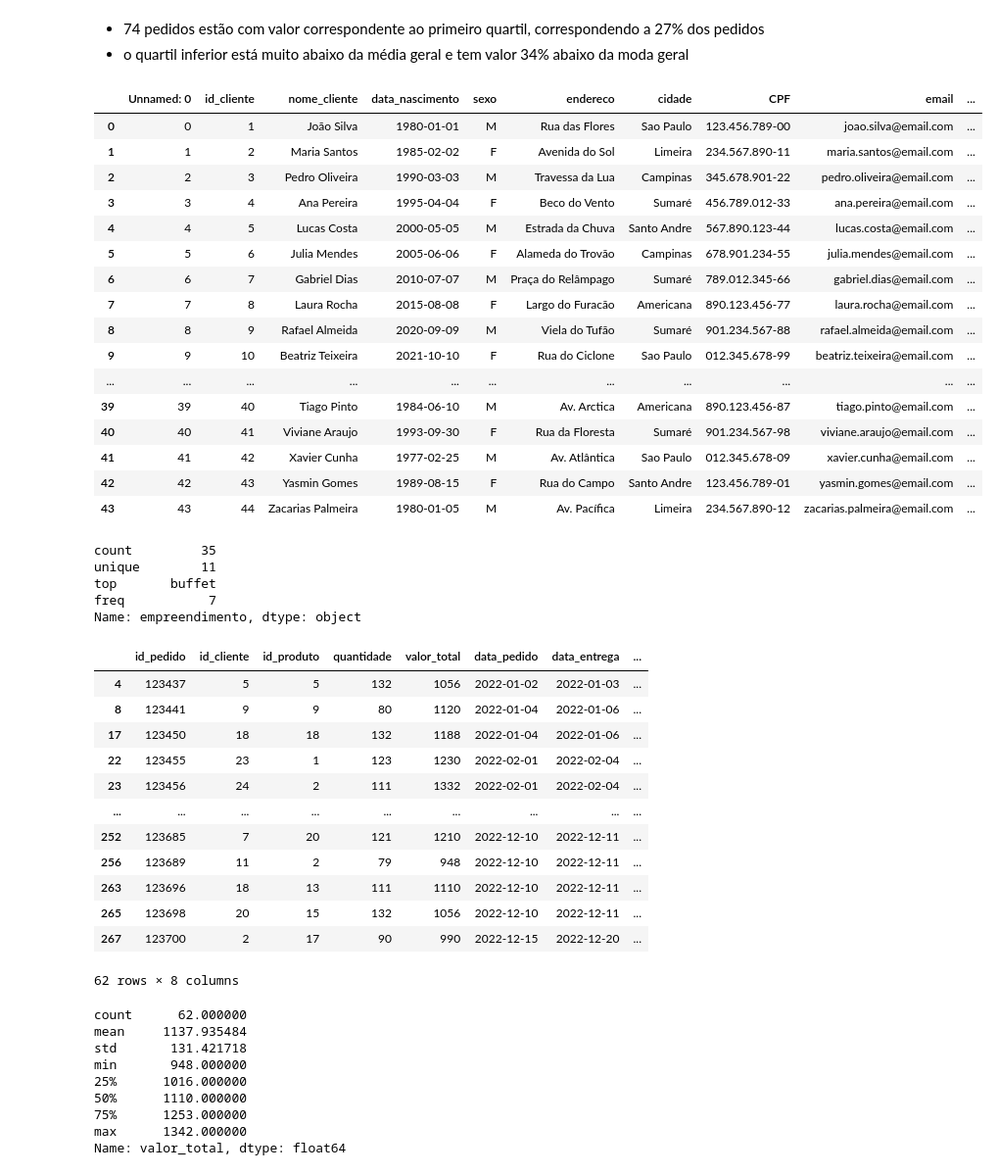
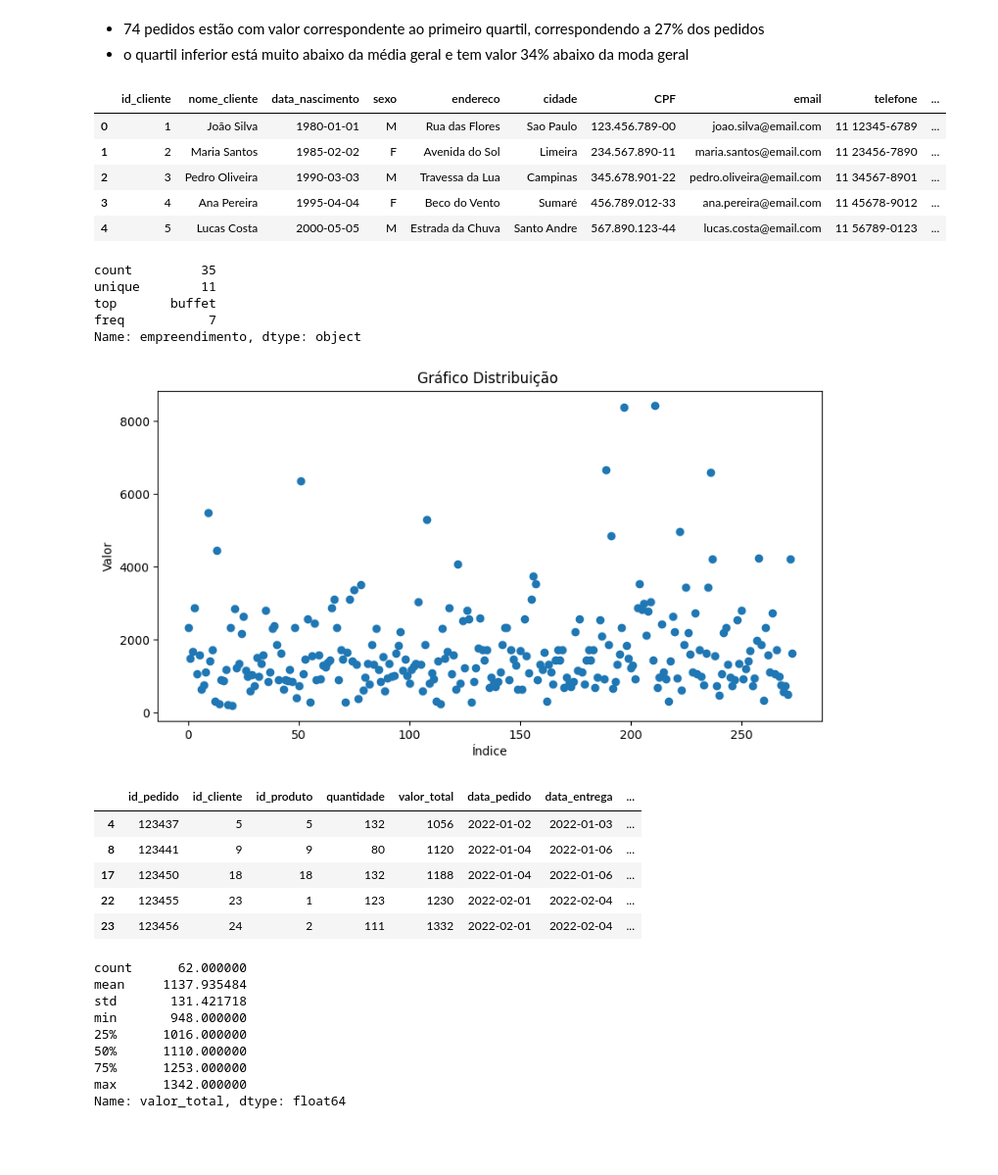
Before and after one commit to anibaltanganelli/Flora, a Jupyter notebook: flora_pratica.ipynb, the cells around one changed output. Shown at 98% size. Drawn from its saved outputs; the diff is of its cells as text; code cells hidden in the pictures; blank space fills up the shorter version.

```diff
--- a/flora_pratica.ipynb
+++ b/flora_pratica.ipynb
@@ -72,7 +72,7 @@ pedidos['forma_pagamento'] = forma_pagamento
 "pd.DataFrame(pedidos).to_csv('pedidos_pgt.csv', index=False')"
 # %%
 #TABELA PEDIDOS ATUALIZADA
-pedidos = pd.read_csv("/content/drive/MyDrive/Dados para estudo/pedidos_pgt.csv")
+pedidos = pd.read_csv("/content/drive/MyDrive/Dados para estudo/pedidos_pgt.csv", index_col = False)
 pedidos.head()
 # %% [output]
 |  | id_pedido | id_cliente | id_produto | quantidade | valor_total | data_pedido | data_entrega | ... |
@@ -177,7 +178,8 @@ produtos.head()
 # %%
 #SUBINDO TABELA CLIENTES
 
-clientes = pd.read_csv('/content/drive/MyDrive/Estudos_Dados_flora/Flora_clientes.csv')
+clientes = pd.read_csv('/content/drive/MyDrive/Estudos_Dados_flora/Flora_clientes.csv', index_col=False)
+clientes= clientes.loc[:, ~clientes.columns.str.contains('^Unnamed')]
 
 #ALTERANDO TIPO DE DADOS
 '''clientes['data_nascimento'] = pd.to_datetime(clientes['data_nascimento']) # alterando para data
@@ -304,26 +299,15 @@ Name: valor_total, dtype: float64
 # %%
 #IDENTIFICANDO
 mascara_inferior = clientes['id_cliente'].isin(quartil_inferior_VT['id_cliente'])
 clientes_quartil_inferior = clientes[mascara_inferior]
-clientes_quartil_inferior
+clientes_quartil_inferior.head()
 # %% [output]
-|  | Unnamed: 0 | id_cliente | nome_cliente | data_nascimento | sexo | endereco | cidade | CPF | email | ... |
-| 0 | 0 | 1 | João Silva | 1980-01-01 | M | Rua das Flores | Sao Paulo | 123.456.789-00 | joao.silva@email.com | ... |
-| 1 | 1 | 2 | Maria Santos | 1985-02-02 | F | Avenida do Sol | Limeira | 234.567.890-11 | maria.santos@email.com | ... |
-| 2 | 2 | 3 | Pedro Oliveira | 1990-03-03 | M | Travessa da Lua | Campinas | 345.678.901-22 | pedro.oliveira@email.com | ... |
-| 3 | 3 | 4 | Ana Pereira | 1995-04-04 | F | Beco do Vento | Sumaré | 456.789.012-33 | ana.pereira@email.com | ... |
-| 4 | 4 | 5 | Lucas Costa | 2000-05-05 | M | Estrada da Chuva | Santo Andre | 567.890.123-44 | lucas.costa@email.com | ... |
-| 5 | 5 | 6 | Julia Mendes | 2005-06-06 | F | Alameda do Trovão | Campinas | 678.901.234-55 | julia.mendes@email.com | ... |
-| 6 | 6 | 7 | Gabriel Dias | 2010-07-07 | M | Praça do Relâmpago | Sumaré | 789.012.345-66 | gabriel.dias@email.com | ... |
-| 7 | 7 | 8 | Laura Rocha | 2015-08-08 | F | Largo do Furacão | Americana | 890.123.456-77 | laura.rocha@email.com | ... |
-| 8 | 8 | 9 | Rafael Almeida | 2020-09-09 | M | Viela do Tufão | Sumaré | 901.234.567-88 | rafael.almeida@email.com | ... |
-| 9 | 9 | 10 | Beatriz Teixeira | 2021-10-10 | F | Rua do Ciclone | Sao Paulo | 012.345.678-99 | beatriz.teixeira@email.com | ... |
-| ... | ... | ... | ... | ... | ... | ... | ... | ... | ... | ... |
-| 39 | 39 | 40 | Tiago Pinto | 1984-06-10 | M | Av. Arctica | Americana | 890.123.456-87 | tiago.pinto@email.com | ... |
-| 40 | 40 | 41 | Viviane Araujo | 1993-09-30 | F | Rua da Floresta | Sumaré | 901.234.567-98 | viviane.araujo@email.com | ... |
-| 41 | 41 | 42 | Xavier Cunha | 1977-02-25 | M | Av. Atlântica | Sao Paulo | 012.345.678-09 | xavier.cunha@email.com | ... |
-| 42 | 42 | 43 | Yasmin Gomes | 1989-08-15 | F | Rua do Campo | Santo Andre | 123.456.789-01 | yasmin.gomes@email.com | ... |
-| 43 | 43 | 44 | Zacarias Palmeira | 1980-01-05 | M | Av. Pacífica | Limeira | 234.567.890-12 | zacarias.palmeira@email.com | ... |
+|  | id_cliente | nome_cliente | data_nascimento | sexo | endereco | cidade | CPF | email | telefone | ... |
+| 0 | 1 | João Silva | 1980-01-01 | M | Rua das Flores | Sao Paulo | 123.456.789-00 | joao.silva@email.com | 11 12345-6789 | ... |
+| 1 | 2 | Maria Santos | 1985-02-02 | F | Avenida do Sol | Limeira | 234.567.890-11 | maria.santos@email.com | 11 23456-7890 | ... |
+| 2 | 3 | Pedro Oliveira | 1990-03-03 | M | Travessa da Lua | Campinas | 345.678.901-22 | pedro.oliveira@email.com | 11 34567-8901 | ... |
+| 3 | 4 | Ana Pereira | 1995-04-04 | F | Beco do Vento | Sumaré | 456.789.012-33 | ana.pereira@email.com | 11 45678-9012 | ... |
+| 4 | 5 | Lucas Costa | 2000-05-05 | M | Estrada da Chuva | Santo Andre | 567.890.123-44 | lucas.costa@email.com | 11 56789-0123 | ... |
 # %%
 clientes_quartil_inferior['empreendimento'].describe()
 # %% [output]
@@ -332,10 +316,28 @@ unique        11
 top       buffet
 freq           7
 Name: empreendimento, dtype: object
+# %%
+#Gráfico de distribuição dos valores
+
+import matplotlib.pyplot as plt
+
+np.random.seed(0)
+outliers_VT = pedidos['valor_total']
+
+# Criando o gráfico
+plt.figure(figsize=(10,5))
+plt.plot(outliers_VT, 'o')
+plt.title('Gráfico Distribuição ')
+plt.xlabel('Índice')
+plt.ylabel('Valor')
+
+plt.show()
+# %% [output]
+[figure, added]
 # %%
 #Analisando a mediana
 quartil_mediana_VT = pedidos[(pedidos['valor_total'] > Q1) & (pedidos['valor_total'] < Q2)]
-quartil_mediana_VT
+quartil_mediana_VT.head()
 # %% [output]
 |  | id_pedido | id_cliente | id_produto | quantidade | valor_total | data_pedido | data_entrega | ... |
 | 4 | 123437 | 5 | 5 | 132 | 1056 | 2022-01-02 | 2022-01-03 | ... |
@@ -343,13 +345,6 @@ quartil_mediana_VT
 | 17 | 123450 | 18 | 18 | 132 | 1188 | 2022-01-04 | 2022-01-06 | ... |
 | 22 | 123455 | 23 | 1 | 123 | 1230 | 2022-02-01 | 2022-02-04 | ... |
 | 23 | 123456 | 24 | 2 | 111 | 1332 | 2022-02-01 | 2022-02-04 | ... |
-| ... | ... | ... | ... | ... | ... | ... | ... | ... |
-| 252 | 123685 | 7 | 20 | 121 | 1210 | 2022-12-10 | 2022-12-11 | ... |
-| 256 | 123689 | 11 | 2 | 79 | 948 | 2022-12-10 | 2022-12-11 | ... |
-| 263 | 123696 | 18 | 13 | 111 | 1110 | 2022-12-10 | 2022-12-11 | ... |
-| 265 | 123698 | 20 | 15 | 132 | 1056 | 2022-12-10 | 2022-12-11 | ... |
-| 267 | 123700 | 2 | 17 | 90 | 990 | 2022-12-15 | 2022-12-20 | ... |
-62 rows × 8 columns
 # %%
 quartil_mediana_VT['valor_total'].describe()
 # %% [output]
```
Also changed, not shown: parts of 11 cells of this notebook.
